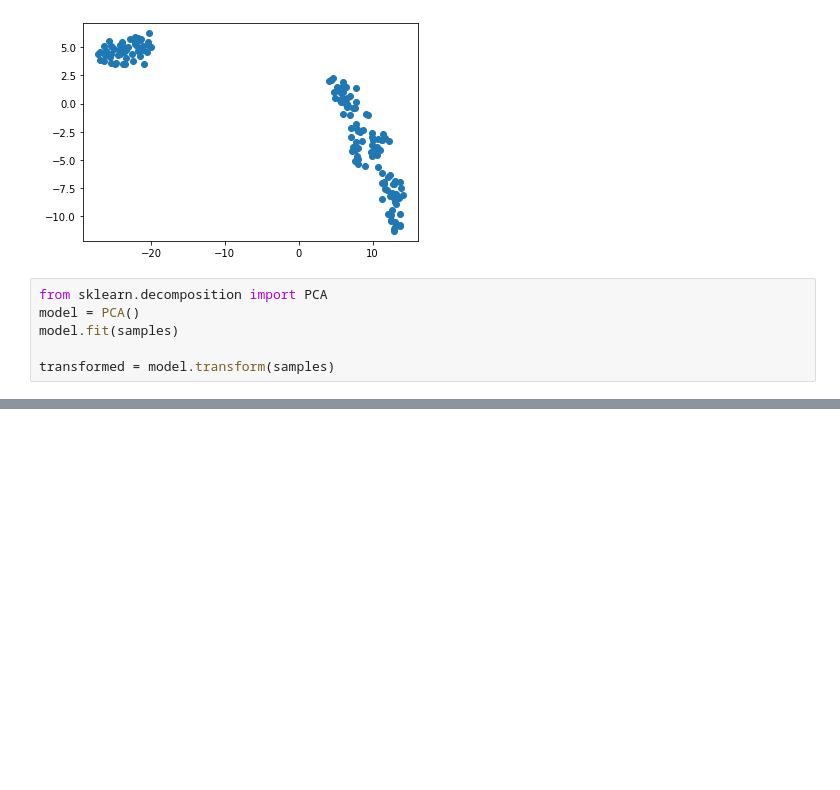
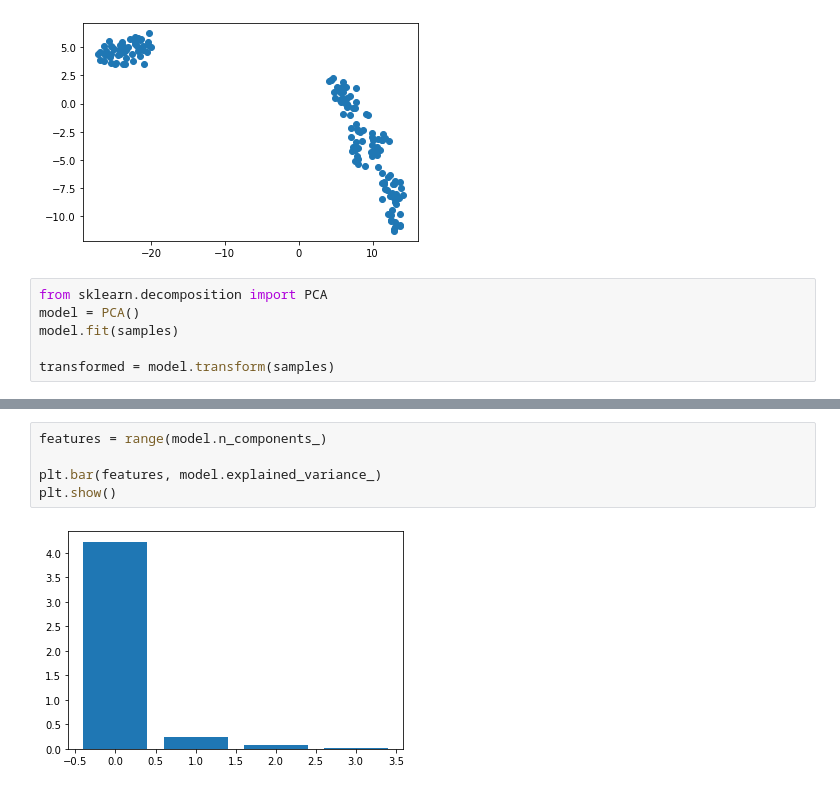
Before and after one commit to Ashes814/datacamp_courses, a Jupyter notebook: test.ipynb, the cells around one changed output, grey strips where cells are left out. Drawn from its saved outputs; the diff is of its cells as text; blank space fills up the shorter version.

```diff
--- a/test.ipynb
+++ b/test.ipynb
@@ -108,0 +110,7 @@ array([[ 0.36138659, -0.08452251,  0.85667061,  0.3582892 ],
+# %%
+features = range(model.n_components_)
+
+plt.bar(features, model.explained_variance_)
+plt.show()
+# %% [output]
+[figure, added]
```
Also changed, not shown: parts of 5 cells of this notebook.
